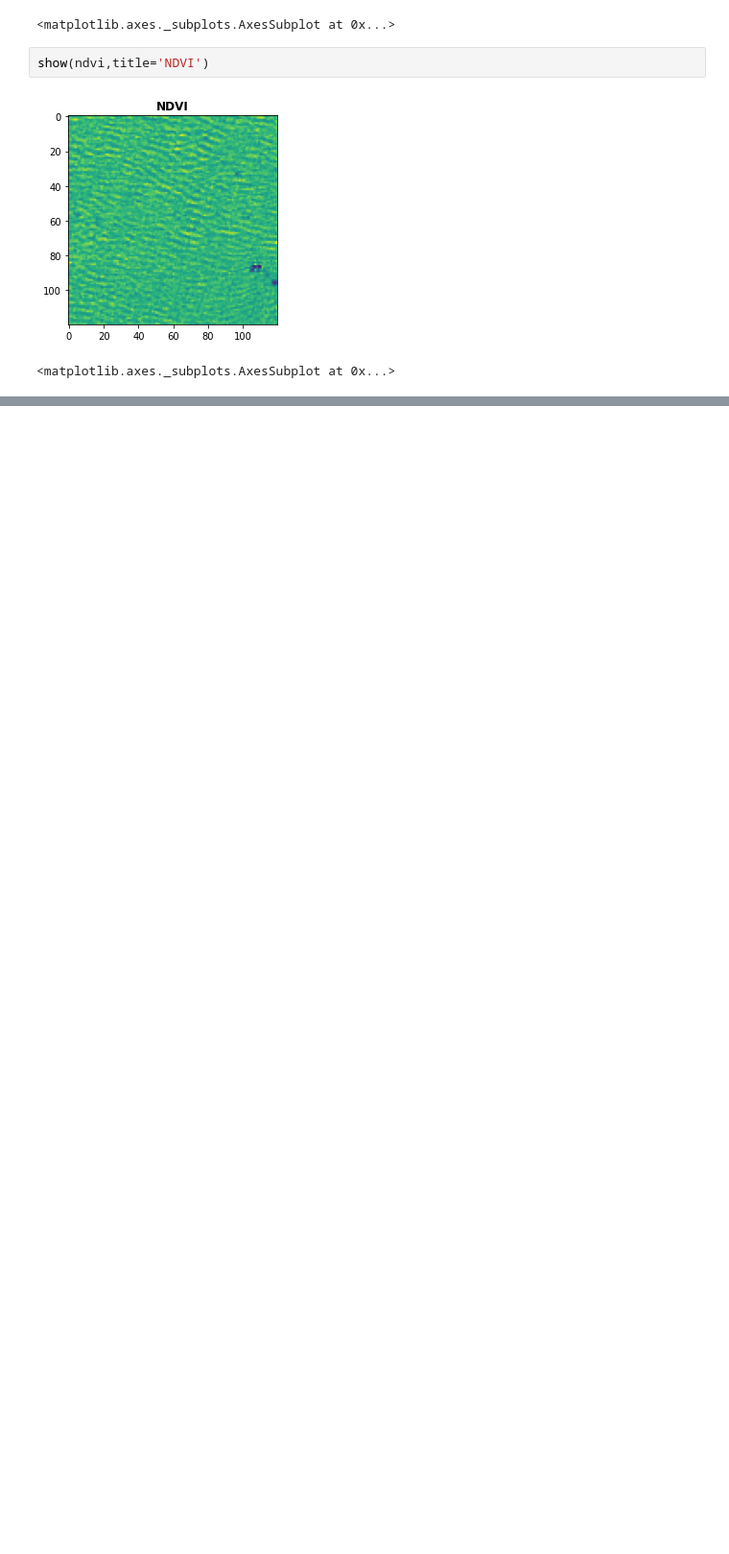
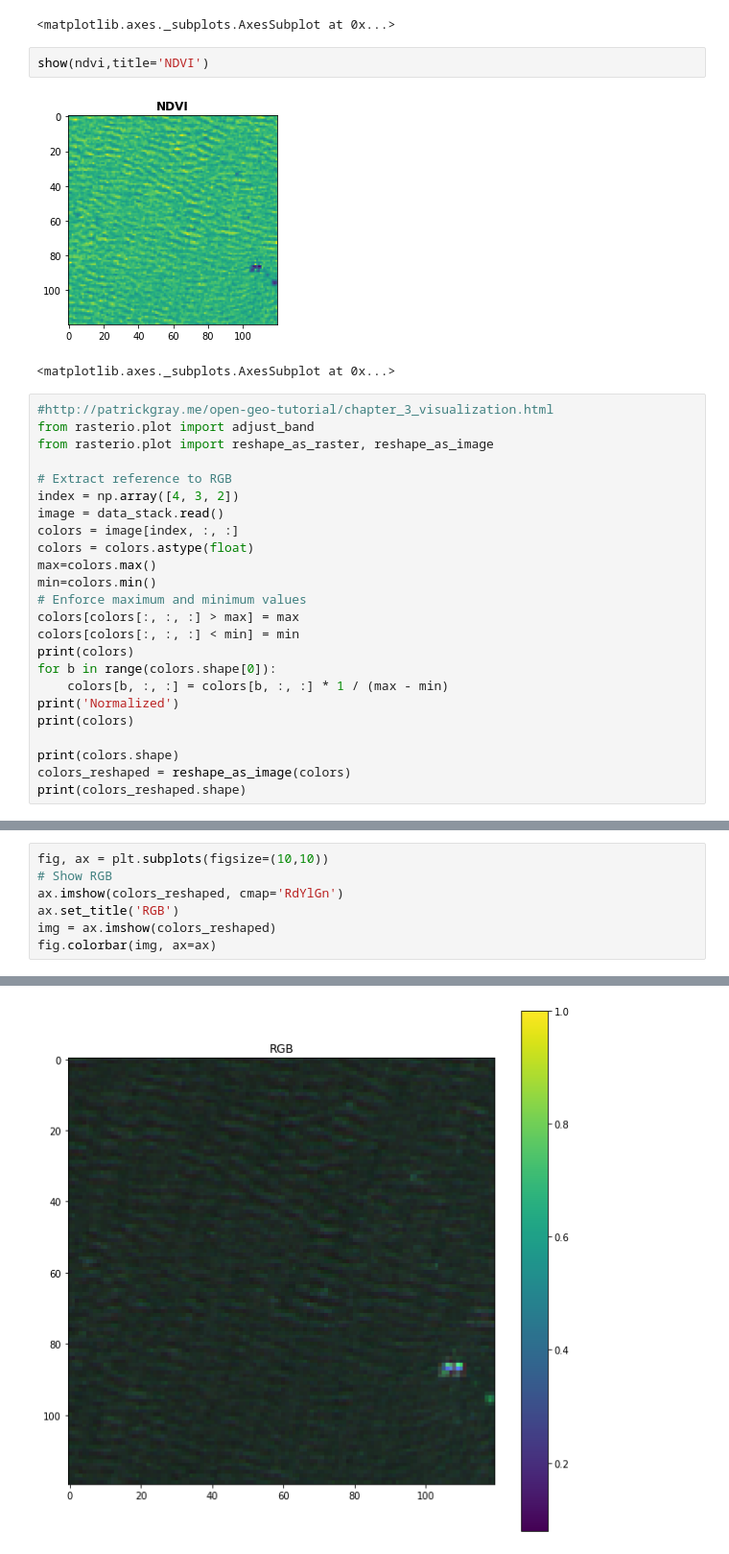
Before and after one commit to BRIJNANDA1979/CNN-Sentinel, a Jupyter notebook: Merge_bands_RGB_NIR_and_SWIR_of_BigEarthNet_using_Rasterio.ipynb, the cells around one changed output, grey strips where cells are left out. Shown at 96% size. Drawn from its saved outputs; the diff is of its cells as text; blank space fills up the shorter version.

```diff
--- a/Merge_bands_RGB_NIR_and_SWIR_of_BigEarthNet_using_Rasterio.ipynb
+++ b/Merge_bands_RGB_NIR_and_SWIR_of_BigEarthNet_using_Rasterio.ipynb
@@ -494,3 +495,27 @@ show(ndvi,title='NDVI')
 # %% [output]
 [figure]
 <matplotlib.axes._subplots.AxesSubplot at 0x...>
+# %%
+#http://patrickgray.me/open-geo-tutorial/chapter_3_visualization.html
+from rasterio.plot import adjust_band
+from rasterio.plot import reshape_as_raster, reshape_as_image
+
+# Extract reference to RGB
+index = np.array([4, 3, 2])
+image = data_stack.read()
+colors = image[index, :, :]
+colors = colors.astype(float)
+max=colors.max()
+min=colors.min()
+# Enforce maximum and minimum values
+colors[colors[:, :, :] > max] = max
+colors[colors[:, :, :] < min] = min
+print(colors)
+for b in range(colors.shape[0]):
+    colors[b, :, :] = colors[b, :, :] * 1 / (max - min)
+print('Normalized')
+print(colors)
+
+print(colors.shape)
+colors_reshaped = reshape_as_image(colors)
+print(colors_reshaped.shape)
@@ -496,0 +540,8 @@ show(ndvi,title='NDVI')
+# %%
+fig, ax = plt.subplots(figsize=(10,10))
+# Show RGB
+ax.imshow(colors_reshaped, cmap='RdYlGn')
+ax.set_title('RGB')
+img = ax.imshow(colors_reshaped)
+fig.colorbar(img, ax=ax)
+# %% [output]
@@ -496,0 +551 @@ show(ndvi,title='NDVI')
+[figure, added]
```
Also changed, not shown: parts of 7 cells of this notebook.
